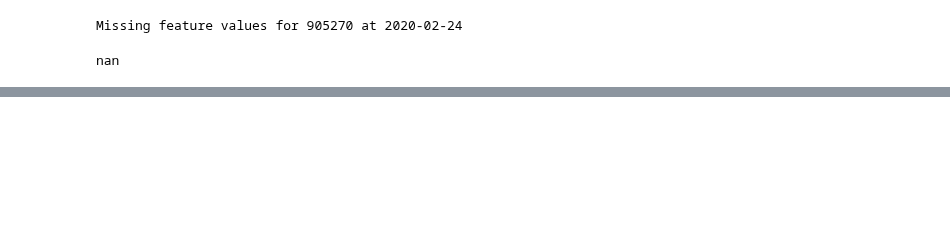
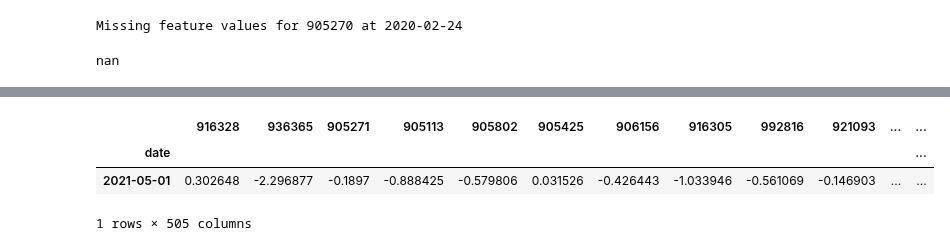
Before and after one commit to jeremylee73/differential-capital, a Jupyter notebook: linear-model/linear-returns-general.ipynb, the cells around one changed output, grey strips where cells are left out. Saved outputs shown, nothing was run; the diff lists cells and outputs as text; code cells hidden in the pictures; blank space fills up the shorter version.

```diff
--- a/linear-model/linear-returns-general.ipynb
+++ b/linear-model/linear-returns-general.ipynb
@@ -76,7 +76,7 @@ def pred_date(stock, date):
         return np.nan
     model = linear_predict(stock)
     prediction = model.predict([feature_vals])[0]
-    return predictionggft
+    return prediction
 # %%
 stock = '905270'
 linear_model = linear_predict(stock)
@@ -119,0 +171,19 @@ IndexError: index 0 is out of bounds for axis 0 with size 0
+# %%
+def pred_next_day():
+    df = returns[listed_stocks]
+    last_day = df.index[-1]
+    next_day = last_day + datetime.timedelta(days=1)
+    new_df = pd.DataFrame()
+    for stock in listed_stocks:
+        new_df[stock] = [pred_date(stock, last_day)]
+    new_df["date"] = [next_day]
+    new_df.set_index("date", inplace=True)
+    return new_df
+# %%
+pred_tomorrow = pred_next_day()
+pred_tomorrow
+# %% [output]
+|  | 916328 | 936365 | 905271 | 905113 | 905802 | 905425 | 906156 | 916305 | 992816 | 921093 | ... | ... |
+| date |  |  |  |  |  |  |  |  |  |  |  | ... |
+| 2021-05-01 | 0.302648 | -2.296877 | -0.1897 | -0.888425 | -0.579806 | 0.031526 | -0.426443 | -1.033946 | -0.561069 | -0.146903 | ... | ... |
+1 rows × 505 columns
```
Also changed, not shown: parts of 14 cells of this notebook.
